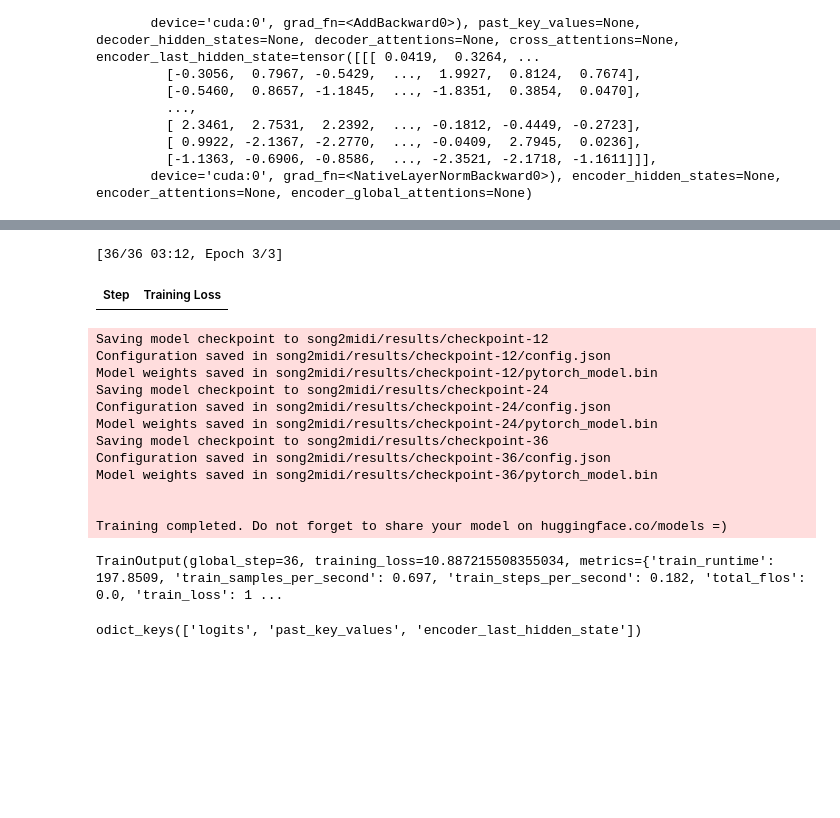
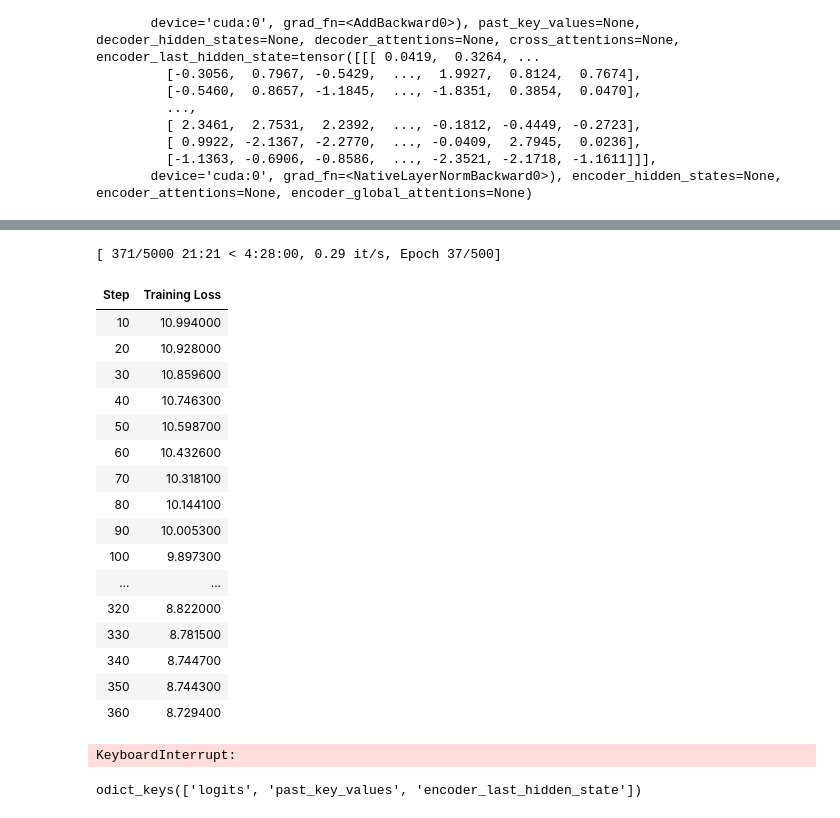
Before and after one commit to Boatkungg/song2midi, a Jupyter notebook: train.ipynb, the cells around one changed output, grey strips where cells are left out. Drawn from its saved outputs; the diff is of its cells as text; code cells hidden in the pictures; blank space fills up the shorter version.

Commit message:
Update model (WIP)

```diff
--- a/train.ipynb
+++ b/train.ipynb
@@ -338,7 +333,7 @@ preprocess_data(tokenizer)
 # %%
 preprocess_data(tokenizer)
 # %%
-dataset = MusicDataset(tokenizer, ArrangerEmbedding(), max_output_length=4096, mel_processing=mel_interpolate, preprocess_folder="dataset/preprocess")
+dataset = MusicDataset(tokenizer, ArrangerEmbedding(), max_output_length=4096, max_input_length=4096, mel_processing=None)
 # %%
 for a in dataset:
     print(a["inputs_embeds"].shape, a["attention_mask"].shape, a["labels"].shape)
@@ -443,10 +441,13 @@ class ReformerEncoderDecoderConfig(PretrainedConfig):
                   num_heads=8,
                   encoder_layers=6,
                   decoder_layers=6,
-                  encoder_max_seq_len=1024,
+                  encoder_max_seq_len=4096,
                   decoder_max_seq_len=4096,
-                  encoder_axial_position_shape=(32, 32),
+                  encoder_axial_position_shape=(64, 64),
                   decoder_axial_position_shape=(64, 64),
+                  pad_token_id=0,
+                  bos_token_id=1,
+                  eos_token_id=2,
                   **kwargs):
         self.vocab_size = vocab_size
         self.d_model = d_model
@@ -455,9 +456,11 @@ class ReformerEncoderDecoderConfig(PretrainedConfig):
         self.decoder_layers = decoder_layers
         self.encoder_max_seq_len = encoder_max_seq_len
         self.decoder_max_seq_len = decoder_max_seq_len
-        self.encoder_axial_position_shape =
-        self.pad_token_id = 0
-        self.decoder_start_token_id = 1
+        self.encoder_axial_position_shape = encoder_axial_position_shape
+        self.decoder_axial_position_shape = decoder_axial_position_shape
+        self.pad_token_id = pad_token_id
+        self.bos_token_id = bos_token_id
+        self.eos_token_id = eos_token_id
         super().__init__(**kwargs)
 # %%
 class ReformerEncoderDecoder(PreTrainedModel):
@@ -527,14 +573,0 @@ from transformers import LEDConfig, LEDForConditionalGeneration
-# %%
-model_config = LEDConfig(
-    vocab_size=tokenizer.vocab_size,
-    # vocab_size=50265,
-    activation_function="gelu",
-    encoder_layers=8,
-    decoder_layers=8,
-    max_encoder_position_embeddings=1024,
-    max_decoder_position_embeddings=4096,
-    d_model=128,
-    use_cache=False,
-)
-
-model = LEDForConditionalGeneration(model_config).to("cuda")
@@ -618,11 +647,14 @@ To enable the following instructions: AVX2 AVX_VNNI FMA, in other operations, re
 training_args = Seq2SeqTrainingArguments(
     output_dir="song2midi/results",
     #auto_find_batch_size=True,
-    per_device_train_batch_size=4,
-    log_level="debug",
+    per_device_train_batch_size=5,
+    log_level="passive",
     save_strategy="epoch",
+    logging_strategy="epoch",
     save_total_limit=3,
     save_safetensors=False,
+    num_train_epochs=500,
+    learning_rate=0.0001,
 )
 # %%
 trainer = Seq2SeqTrainer(
@@ -632,5 +664,5 @@ trainer = Seq2SeqTrainer(
     train_dataset=dataset,
 )
 # %%
-trainer.train()
+log = trainer.train()
 # %% [output]
@@ -646,18 +670,22 @@ Currently training with a batch size of: 4
-[36/36 03:12, Epoch 3/3]
+[ 371/5000 21:21 < 4:28:00, 0.29 it/s, Epoch 37/500]
 | Step | Training Loss |
+| 10 | 10.994000 |
+| 20 | 10.928000 |
+| 30 | 10.859600 |
+| 40 | 10.746300 |
+| 50 | 10.598700 |
+| 60 | 10.432600 |
+| 70 | 10.318100 |
+| 80 | 10.144100 |
+| 90 | 10.005300 |
+| 100 | 9.897300 |
+| ... | ... |
+| 320 | 8.822000 |
+| 330 | 8.781500 |
+| 340 | 8.744700 |
+| 350 | 8.744300 |
+| 360 | 8.729400 |
-Saving model checkpoint to song2midi/results/checkpoint-12
-Configuration saved in song2midi/results/checkpoint-12/config.json
-Model weights saved in song2midi/results/checkpoint-12/pytorch_model.bin
-Saving model checkpoint to song2midi/results/checkpoint-24
-Configuration saved in song2midi/results/checkpoint-24/config.json
-Model weights saved in song2midi/results/checkpoint-24/pytorch_model.bin
-Saving model checkpoint to song2midi/results/checkpoint-36
-Configuration saved in song2midi/results/checkpoint-36/config.json
-Model weights saved in song2midi/results/checkpoint-36/pytorch_model.bin
-
-
-Training completed. Do not forget to share your model on huggingface.co/models =)
+KeyboardInterrupt:
-TrainOutput(global_step=36, training_loss=10.887215508355034, metrics={'train_runtime': 197.8509, 'train_samples_per_second': 0.697, 'train_steps_per_second': 0.182, 'total_flos': 0.0, 'train_loss': 1 ...
 # %%
 out.keys()
 # %% [output]
```
Also changed, not shown: parts of 14 cells of this notebook.
